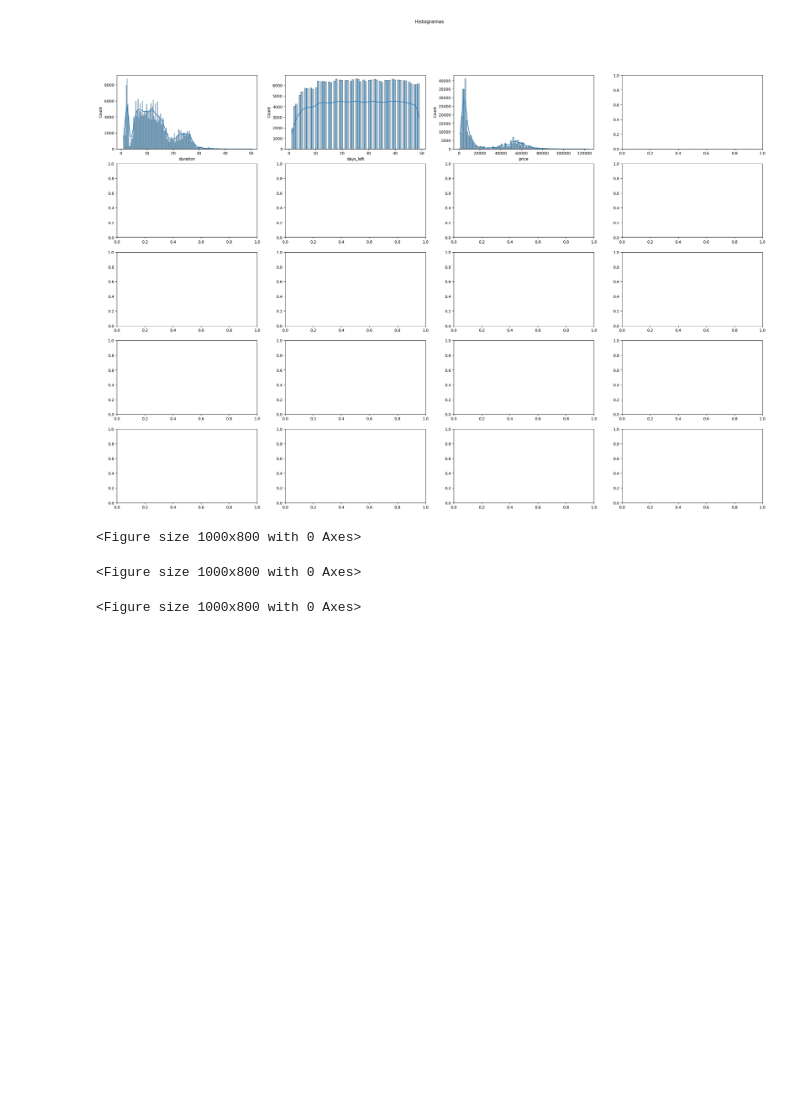
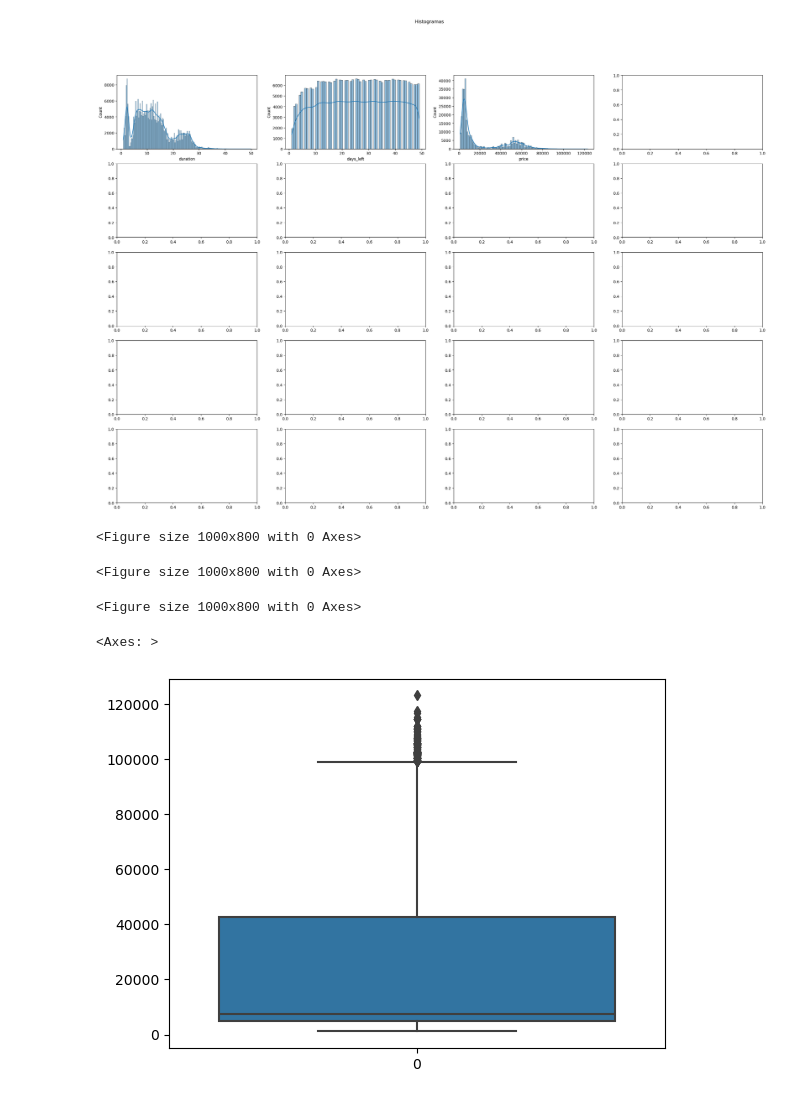
Before and after one commit to orlandopalmeira/Trabalho-DAA-2023-2024, a Jupyter notebook: Tarefa_1/tarefa_1_analise_2_dataset.ipynb, the cells around one changed output. Cells and saved outputs as stored; diff of their text form; code cells hidden in the pictures; blank space fills up the shorter version.

```diff
--- a/Tarefa_1/tarefa_1_analise_2_dataset.ipynb
+++ b/Tarefa_1/tarefa_1_analise_2_dataset.ipynb
@@ -280,3 +280,8 @@ distribuicao_dos_atributos(dataf)
 <Figure size 1000x800 with 0 Axes>
 <Figure size 1000x800 with 0 Axes>
 <Figure size 1000x800 with 0 Axes>
+# %%
+sns.boxplot(dataf['price'])
+# %% [output]
+<Axes: >
+[figure, added]
```
Also changed, not shown: 1 other file.
